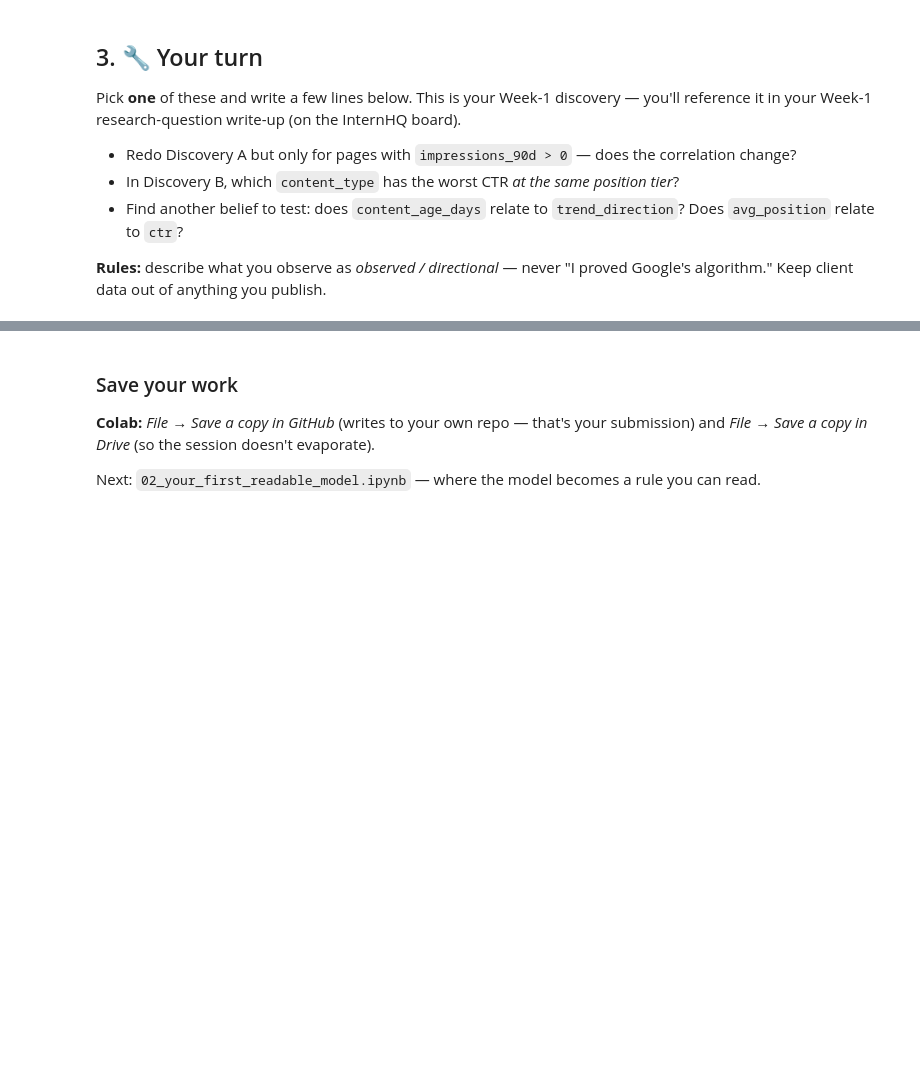
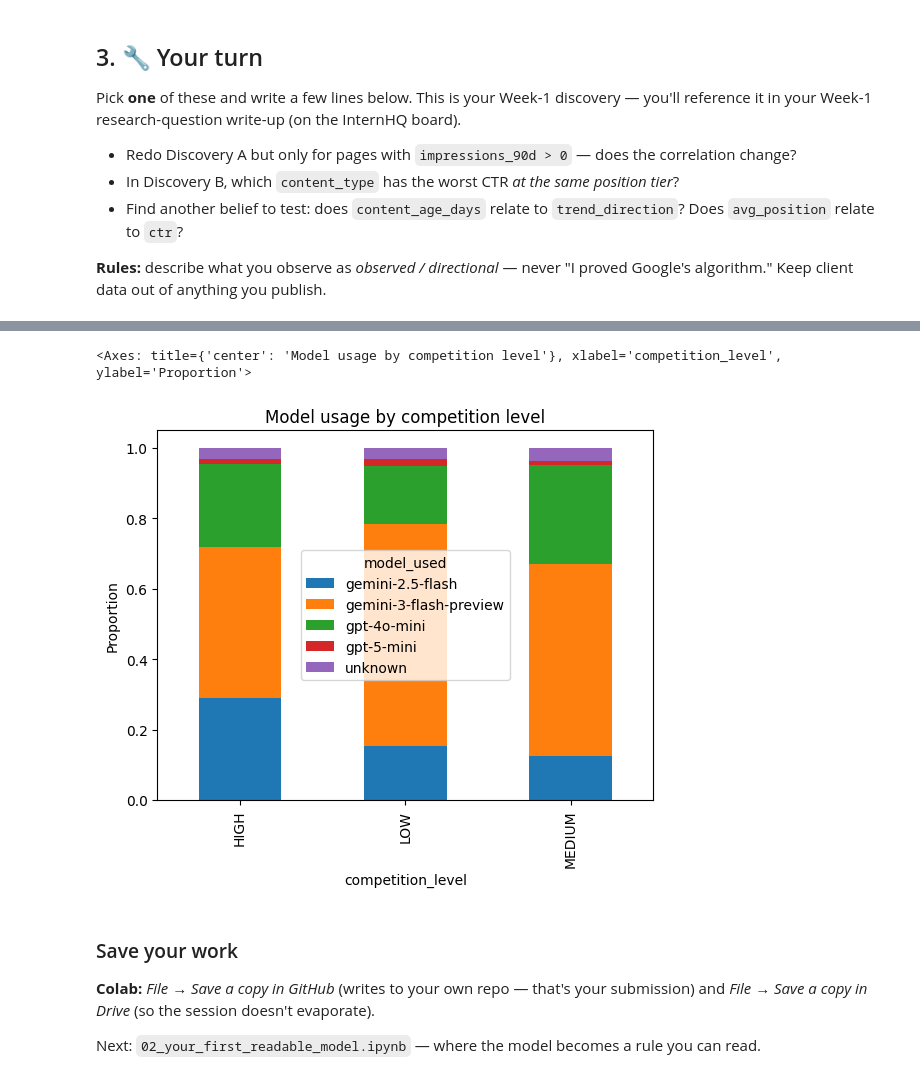
Before and after one commit to jomana2006/FlyRank-ML-Internship, a Jupyter notebook: 01_first_look_and_discovery.ipynb, the cells around one changed output, grey strips where cells are left out. Cells and saved outputs as stored; diff of their text form; code cells hidden in the pictures; blank space fills up the shorter version.

```diff
--- a/01_first_look_and_discovery.ipynb
+++ b/01_first_look_and_discovery.ipynb
@@ -103,0 +221,7 @@ Pick **one** of these and write a few lines below. This is your Week-1 discovery
+# %%
+pd.crosstab(df["competition_level"], df["model_used"], normalize="index").plot(
+    kind="bar", stacked=True, title="Model usage by competition level", ylabel="Proportion"
+)
+# %% [output]
+<Axes: title={'center': 'Model usage by competition level'}, xlabel='competition_level', ylabel='Proportion'>
+[figure, added]
```
Also changed, not shown: parts of 15 cells of this notebook.
